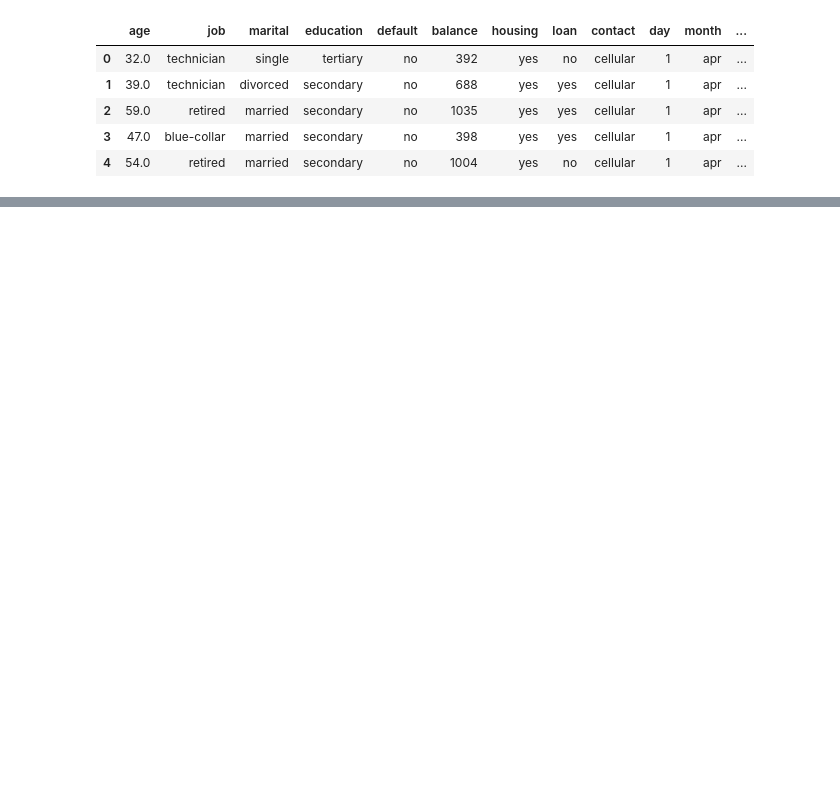
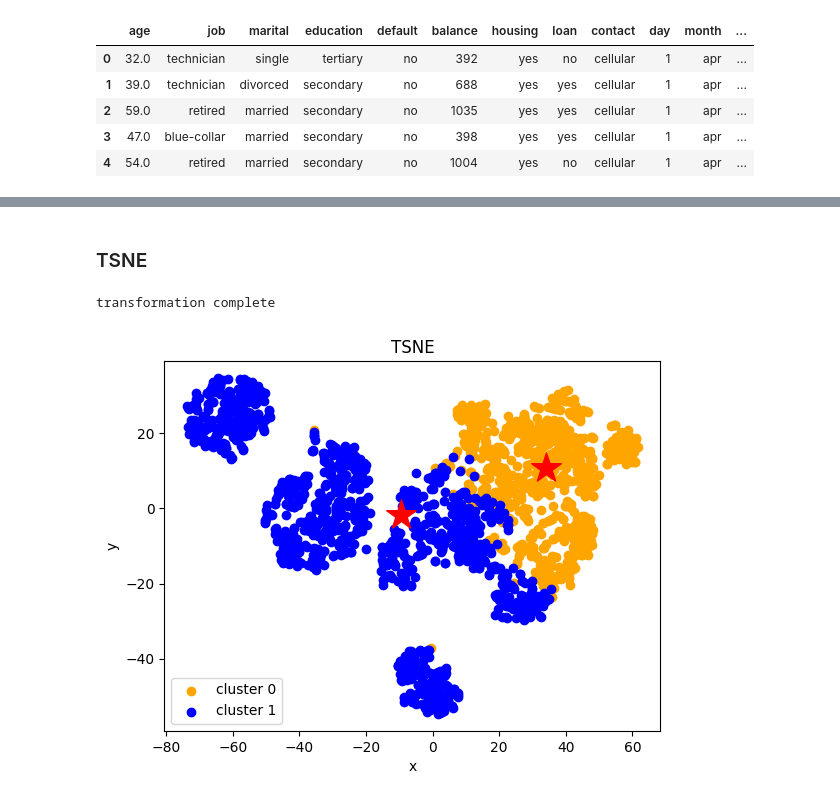
Before and after one commit to kristyan/data, a Jupyter notebook: e-tivity2/etivity2.ipynb, the cells around one changed output, grey strips where cells are left out. Saved outputs shown, nothing was run; the diff lists cells and outputs as text; code cells hidden in the pictures; blank space fills up the shorter version.

```diff
--- a/e-tivity2/etivity2.ipynb
+++ b/e-tivity2/etivity2.ipynb
@@ -255,0 +437,13 @@ df_original.head()
+# %% [markdown]
+### TSNE
+# %%
+XYcoordinates = manifold.TSNE(n_components=2).fit_transform(data_and_centers)
+print("transformation complete")
+
+clustering_scatterplot(points=XYcoordinates[:-best_k,:],
+                       labels=clustering_model['kMeans'].labels_,
+                       centers=XYcoordinates[-best_k:,:],
+                       title='TSNE')
+# %% [output]
+transformation complete
+[figure, added]
```
Also changed, not shown: parts of 21 cells of this notebook.
